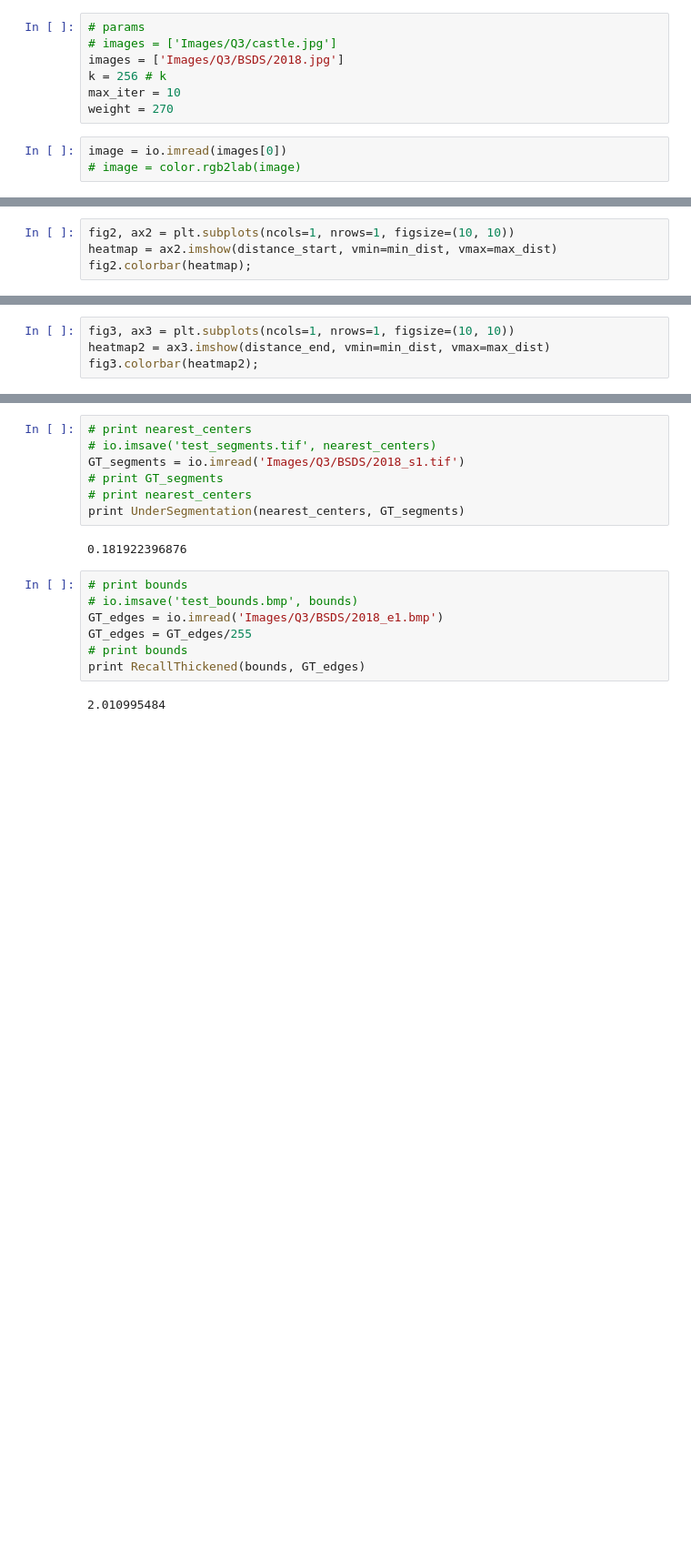
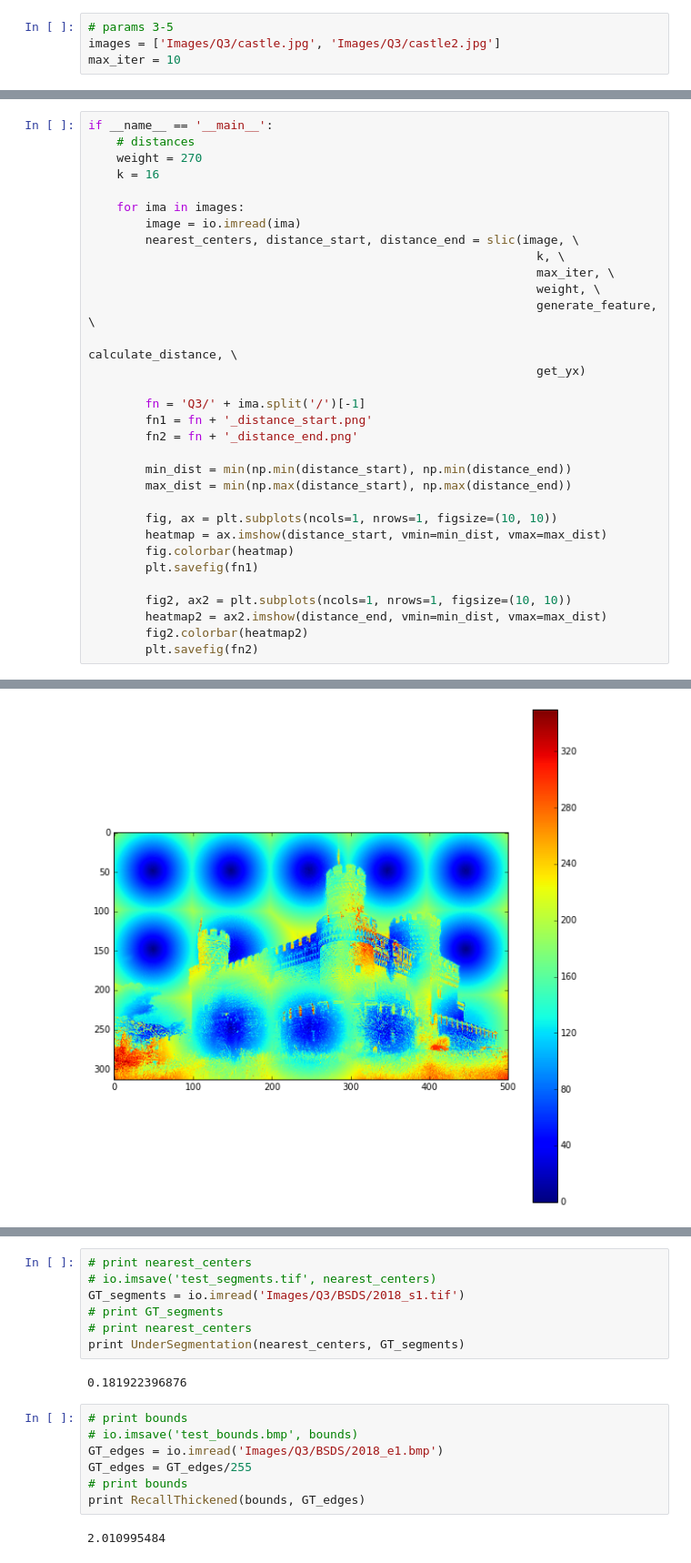
Before and after one commit to chongyeegan/computer-vision-hw-2, a Jupyter notebook: Q3.ipynb, the cells around one changed output, grey strips where cells are left out. Shown at 91% size. Saved outputs shown, nothing was run; the diff lists cells and outputs as text; blank space fills up the shorter version.

```diff
--- a/Q3.ipynb
+++ b/Q3.ipynb
@@ -108,10 +14,4 @@ def slic(image, k, max_iter, weight, generate_feature, calculate_distance, get_y
 # %%
-# params
-# images = ['Images/Q3/castle.jpg']
-images = ['Images/Q3/BSDS/2018.jpg']
-k = 256 # k
+# params 3-5
+images = ['Images/Q3/castle.jpg', 'Images/Q3/castle2.jpg']
 max_iter = 10
-weight = 270
-# %%
-image = io.imread(images[0])
-# image = color.rgb2lab(image)
@@ -146,4 +17,0 @@ ax.imshow(marked)
-# %%
-fig2, ax2 = plt.subplots(ncols=1, nrows=1, figsize=(10, 10))
-heatmap = ax2.imshow(distance_start, vmin=min_dist, vmax=max_dist)
-fig2.colorbar(heatmap);
@@ -152,4 +17,0 @@ fig2.colorbar(heatmap);
-# %%
-fig3, ax3 = plt.subplots(ncols=1, nrows=1, figsize=(10, 10))
-heatmap2 = ax3.imshow(distance_end, vmin=min_dist, vmax=max_dist)
-fig3.colorbar(heatmap2);
@@ -157,0 +47,33 @@ fig3.colorbar(heatmap2);
+# %%
+if __name__ == '__main__':
+    # distances
+    weight = 270
+    k = 16
+
+    for ima in images:
+        image = io.imread(ima)
+        nearest_centers, distance_start, distance_end = slic(image, \
+                                                               k, \
+                                                               max_iter, \
+                                                               weight, \
+                                                               generate_feature, \
+                                                               calculate_distance, \
+                                                               get_yx)
+
+        fn = 'Q3/' + ima.split('/')[-1]
+        fn1 = fn + '_distance_start.png'
+        fn2 = fn + '_distance_end.png'
+
+        min_dist = min(np.min(distance_start), np.min(distance_end))
+        max_dist = min(np.max(distance_start), np.max(distance_end))
+
+        fig, ax = plt.subplots(ncols=1, nrows=1, figsize=(10, 10))
+        heatmap = ax.imshow(distance_start, vmin=min_dist, vmax=max_dist)
+        fig.colorbar(heatmap)
+        plt.savefig(fn1)
+
+        fig2, ax2 = plt.subplots(ncols=1, nrows=1, figsize=(10, 10))
+        heatmap2 = ax2.imshow(distance_end, vmin=min_dist, vmax=max_dist)
+        fig2.colorbar(heatmap2)
+        plt.savefig(fn2)
+# %% [output]
@@ -157,0 +82 @@ fig3.colorbar(heatmap2);
+[figure, added]
```
Also changed, not shown: parts of 21 cells of this notebook, 5 other files.
